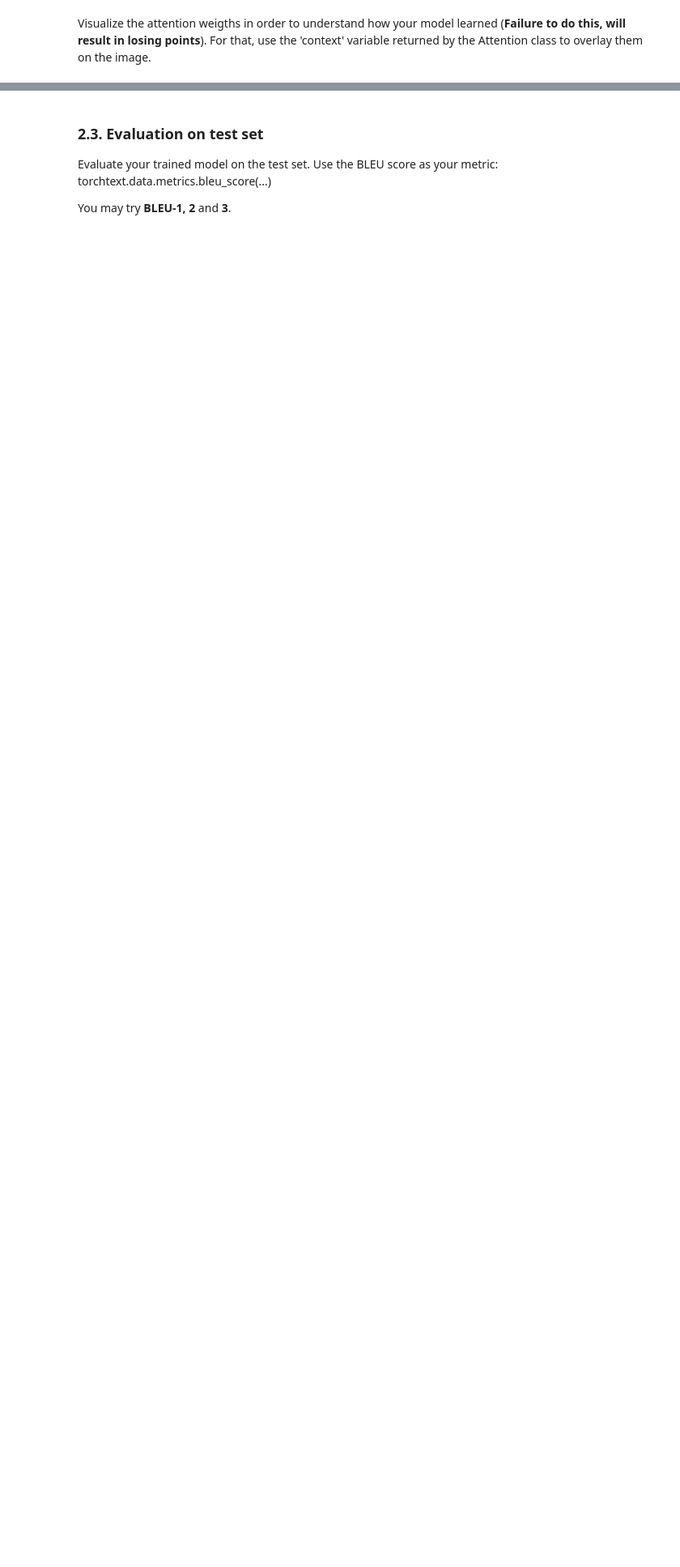
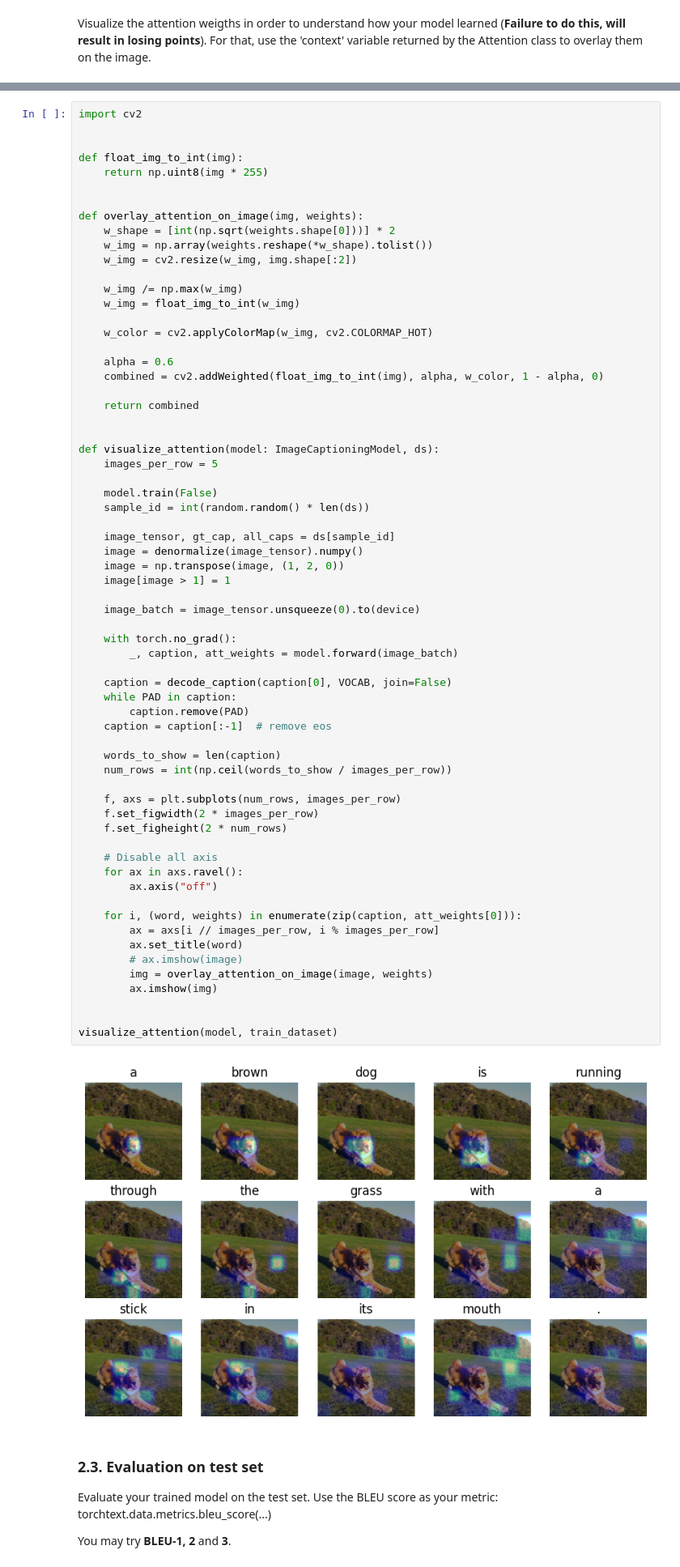
Before and after one commit to liviuflo/dnd-assignment2, a Jupyter notebook: DND_Assignment_2_24_25_1.ipynb, the cells around one changed output, grey strips where cells are left out. Shown at 81% size. Drawn from its saved outputs; the diff is of its cells as text; blank space fills up the shorter version.

```diff
--- a/DND_Assignment_2_24_25_1.ipynb
+++ b/DND_Assignment_2_24_25_1.ipynb
@@ -1219,3 +1221,70 @@ For that, use the 'context' variable returned by the Attention class to overlay
+# %%
+import cv2
+
+
+def float_img_to_int(img):
+    return np.uint8(img * 255)
+
+
+def overlay_attention_on_image(img, weights):
+    w_shape = [int(np.sqrt(weights.shape[0]))] * 2
+    w_img = np.array(weights.reshape(*w_shape).tolist())
+    w_img = cv2.resize(w_img, img.shape[:2])
+
+    w_img /= np.max(w_img)
+    w_img = float_img_to_int(w_img)
+
+    w_color = cv2.applyColorMap(w_img, cv2.COLORMAP_HOT)
+
+    alpha = 0.6
+    combined = cv2.addWeighted(float_img_to_int(img), alpha, w_color, 1 - alpha, 0)
+
+    return combined
+
+
+def visualize_attention(model: ImageCaptioningModel, ds):
+    images_per_row = 5
+
+    model.train(False)
+    sample_id = int(random.random() * len(ds))
+
+    image_tensor, gt_cap, all_caps = ds[sample_id]
+    image = denormalize(image_tensor).numpy()
+    image = np.transpose(image, (1, 2, 0))
+    image[image > 1] = 1
+
+    image_batch = image_tensor.unsqueeze(0).to(device)
+
+    with torch.no_grad():
+        _, caption, att_weights = model.forward(image_batch)
+
+    caption = decode_caption(caption[0], VOCAB, join=False)
+    while PAD in caption:
+        caption.remove(PAD)
+    caption = caption[:-1]  # remove eos
+
+    words_to_show = len(caption)
+    num_rows = int(np.ceil(words_to_show / images_per_row))
+
+    f, axs = plt.subplots(num_rows, images_per_row)
+    f.set_figwidth(2 * images_per_row)
+    f.set_figheight(2 * num_rows)
+
+    # Disable all axis
+    for ax in axs.ravel():
+        ax.axis("off")
+
+    for i, (word, weights) in enumerate(zip(caption, att_weights[0])):
+        ax = axs[i // images_per_row, i % images_per_row]
+        ax.set_title(word)
+        # ax.imshow(image)
+        img = overlay_attention_on_image(image, weights)
+        ax.imshow(img)
+
+
+visualize_attention(model, train_dataset)
+# %% [output]
+[figure, added]
 # %% [markdown]
 ### 2.3. Evaluation on test set
 
```
Also changed, not shown: parts of 4 cells of this notebook.
